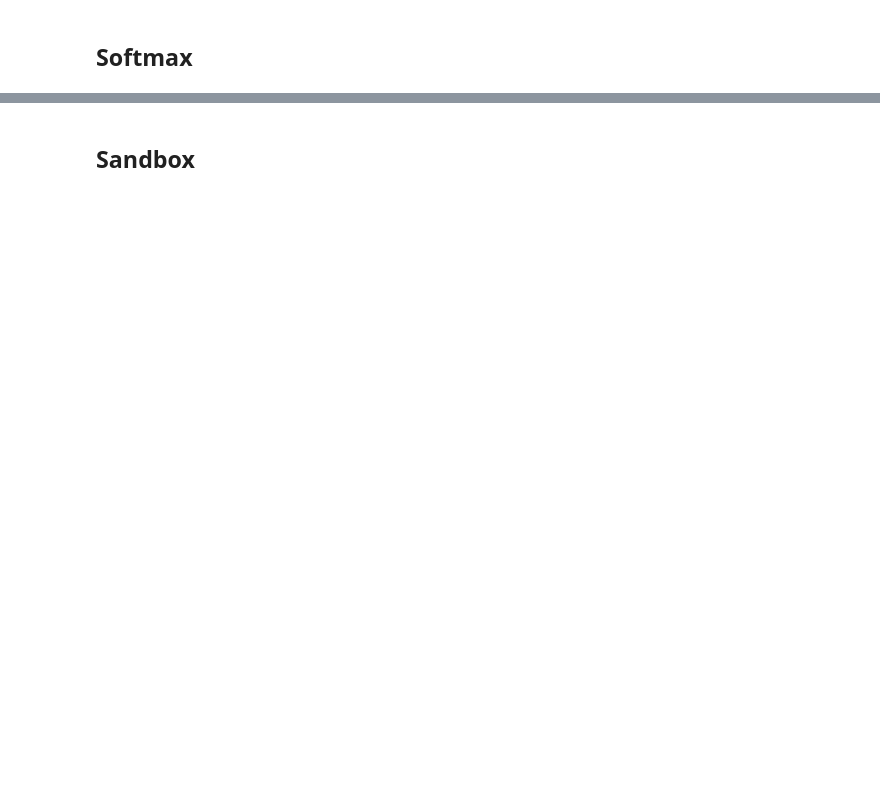
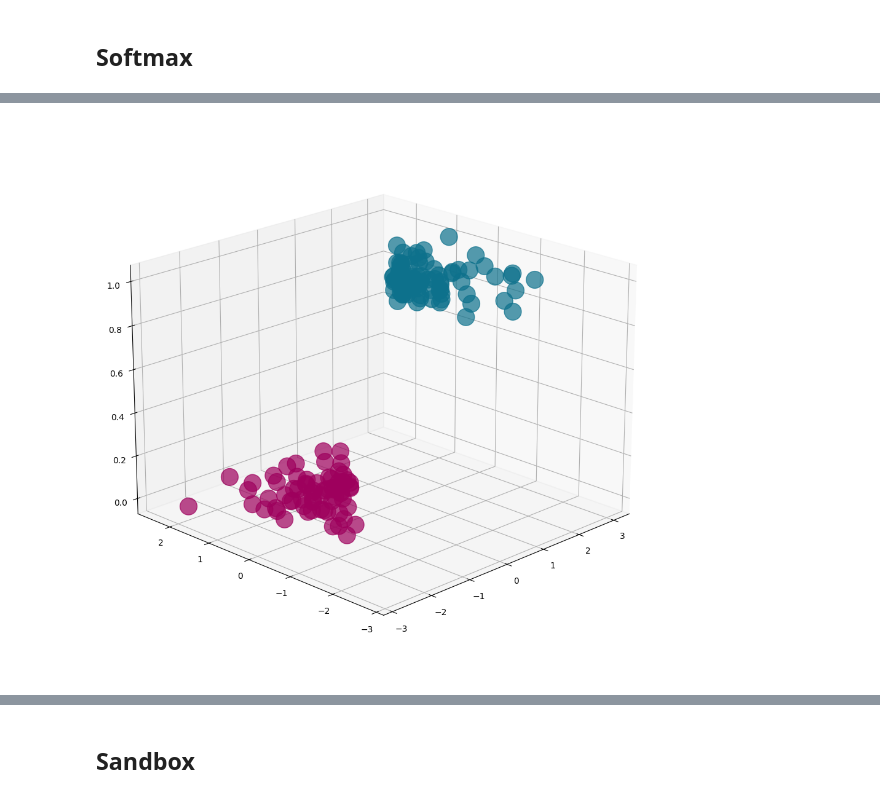
Before and after one commit to gallettilance/reproduce-those-animations, a Jupyter notebook: 002-logistic-regression-part-2/logistic-regression-part-2.ipynb, the cells around one changed output, grey strips where cells are left out. Cells and saved outputs as stored; diff of their text form; code cells hidden in the pictures; blank space fills up the shorter version.

```diff
--- a/002-logistic-regression-part-2/logistic-regression-part-2.ipynb
+++ b/002-logistic-regression-part-2/logistic-regression-part-2.ipynb
@@ -615,7 +1036,7 @@ save_to_gif("056.gif", images, 10)
 # %%
 def softmax(x1, x2):
-    exp_x1 = np.exp(x1)
-    exp_x2 = np.exp(x2)
+    exp_x1 = np.exp(-x1)
+    exp_x2 = np.exp(-x2)
     total = 1 + exp_x1 + exp_x2
     return exp_x1 / total, exp_x2 / total, 1 / total
 
@@ -630,12 +1051,12 @@ def snap(i, rot_z, rot_xy):
     ax = fig.add_subplot(111, projection='3d')
     ax.view_init(20 + rot_z, -135 - rot_xy)
 
-    ax.plot_surface(x, y, z1, color='purple', alpha=0.3, label='Softmax(x1)')
-    ax.plot_surface(x, y, z2, color='g', alpha=0.3, label='Softmax(x2)')
-    ax.plot_surface(x, y, z3, color='b', alpha=0.3, label='Softmax(x2)')
-    ax.contour(x, y, z1, levels=1, colors='purple')
-    ax.contour(x, y, z2, levels=1, colors='g')
-    ax.contour(x, y, z3, levels=1, colors='b')
+    ax.plot_surface(x, y, z1, color=COLORS[0], alpha=0.3, label='Softmax(x1)')
+    ax.plot_surface(x, y, z2, color=COLORS[1], alpha=0.3, label='Softmax(x2)')
+    ax.plot_surface(x, y, z3, color=COLORS[2], alpha=0.3, label='Softmax(x2)')
+    ax.contour(x, y, z1, levels=1, colors=COLORS[0])
+    ax.contour(x, y, z2, levels=1, colors=COLORS[1])
+    ax.contour(x, y, z3, levels=1, colors=COLORS[2])
 
     ax.set_xlabel('$x_1$', fontsize=15)
     ax.set_ylabel('$x_2$', fontsize=15)
@@ -653,4 +1074,4 @@ images = []
 for i in range(10, 50):
     images.append(snap(i/10, 0, 0))
 
-save_to_gif("057.gif", images, 10)
+save_to_gif("030.gif", images, 10)
@@ -1251,0 +1134,73 @@ save_to_gif("060.gif", images, 10)
+# %%
+CENTERS = [[0, 0]]
+STDEV = 1
+DATA, _ = datasets.make_blobs(
+        n_samples=200,
+        centers=CENTERS,
+        cluster_std=STDEV,
+        random_state=1
+    )
+xlim_min = CENTERS[0][0] - 3 * STDEV
+xlim_max = CENTERS[0][0] + 3 * STDEV
+ylim_min = CENTERS[0][1] - 3 * STDEV
+ylim_max = CENTERS[0][1] + 3 * STDEV
+
+X, Y = generate_line_data(DATA, 1, -1, 0)
+
+class LR():
+
+    def __init__(self, model):
+        self.model = model
+
+    def _snap_learning_3D(self, X, Y_0_1, filename, rot):
+        xplot = np.linspace(-3, 3, 100)
+        x, y = np.meshgrid(xplot, xplot)
+        meshData = np.c_[x.ravel(), y.ravel()]
+        fig = plt.figure(figsize =(14, 9), constrained_layout=True, facecolor=None)
+        ax = plt.axes(projection ='3d')
+        ax.view_init(20, - 135 - rot)
+        ax.scatter(X[:,0], X[:,1], Y_0_1, color=COLORS[Y].tolist(), s=400, alpha=.7)
+        ax.plot_surface(x, y, self.model.predict(meshData).reshape(x.shape), alpha=.5, cmap=CMAP, lw=0)
+        ax.set_xlim(xlim_min, xlim_max)
+        ax.set_ylim(ylim_min, ylim_max)
+        fig.savefig(filename + '.png')
+        plt.close()
+        return np.asarray(im.open(filename + '.png'))
+
+
+    def animate_learning_3D(self, X, Y_0_1, snap_freq=10, filename='learn', duration=1000, **kwargs):
+        images = []
+        if 'epochs' in kwargs:
+            epochs = kwargs['epochs']
+            kwargs.pop('epochs', None)
+        else:
+            epochs = snap_freq
+
+        for i in range(int(epochs / snap_freq)):
+            self.model.fit(X, Y_0_1, epochs=snap_freq, **kwargs)
+            images.append(im.fromarray(self._snap_learning_3D(X, Y_0_1, filename, 0)))
+
+        for i in range(20):
+            images.append(im.fromarray(self._snap_learning_3D(X, Y_0_1, filename, i)))
+
+        images[0].save(
+            filename + '.gif',
+            optimize=False,  # important for transparent background
+            save_all=True,
+            append_images=images[1:],
+            loop=0,
+            duration=duration
+        )
+        return self.model
+
+Y_0_1 = Y.copy()
+Y_0_1[np.where(Y_0_1 == 0)] = 0
+Y_0_1[np.where(Y_0_1 == 2)] = 1
+
+model = keras.models.Sequential()
+model.add(keras.layers.Dense(1, input_dim=2, activation="sigmoid"))
+model.compile(loss="binary_crossentropy", optimizer=keras.optimizers.Adam(learning_rate=1e-1))
+
+obj = LR(model)
+obj.animate_learning_3D(X, Y_0_1, 1, '033', 200, epochs=50, batch_size=100)
+# %% [output]
@@ -1252 +1226,2 @@ save_to_gif("060.gif", images, 10)
+[figure, added]
 # %% [markdown]
```
Also changed, not shown: parts of 99 cells of this notebook, 6 other files.
